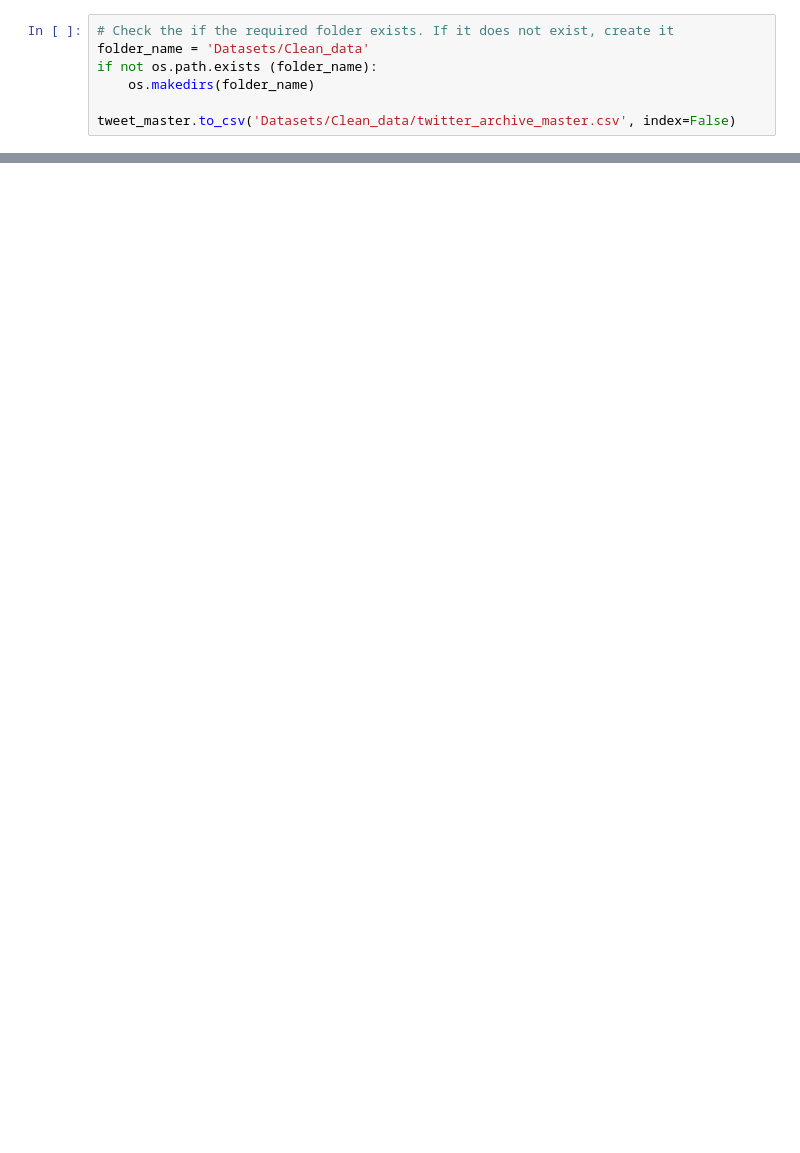
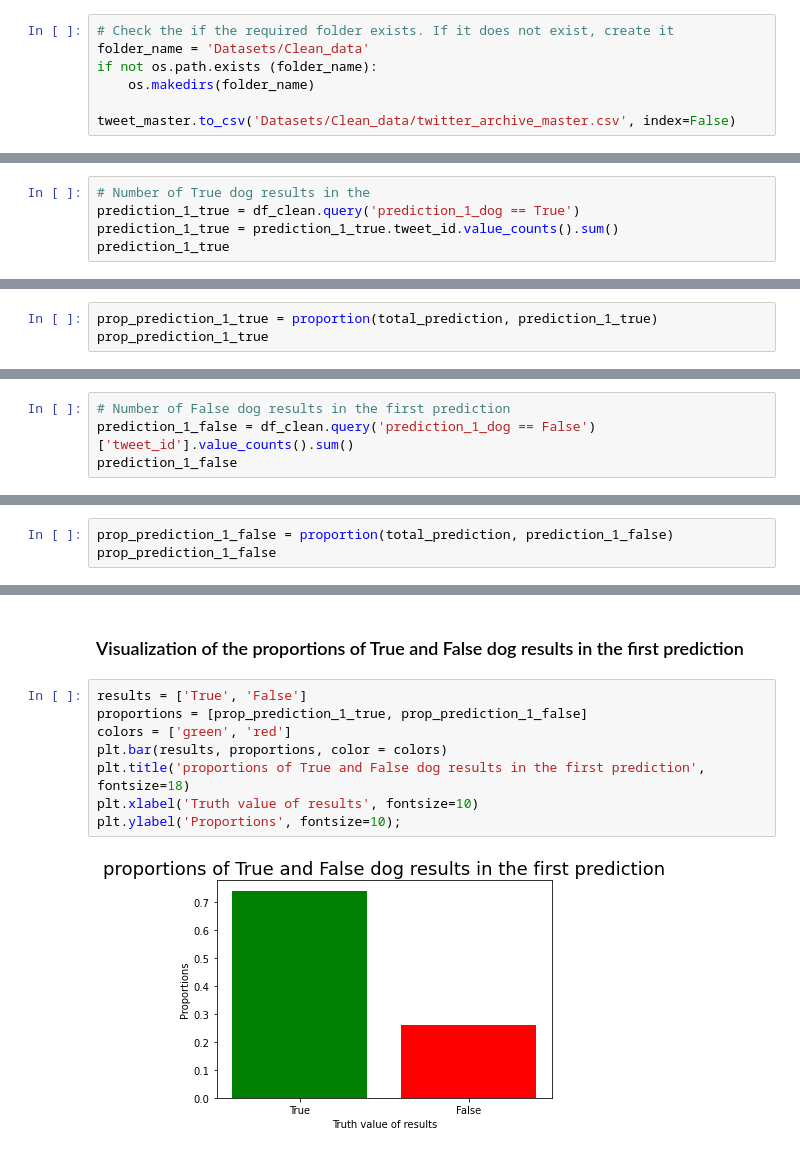
Before and after one commit to Kevson1/Twitter-archive, a Jupyter notebook: wrangle_act.ipynb, the cells around one changed output, grey strips where cells are left out. Drawn from its saved outputs; the diff is of its cells as text; blank space fills up the shorter version.

```diff
--- a/wrangle_act.ipynb
+++ b/wrangle_act.ipynb
@@ -772,0 +840,5 @@ tweet_master.to_csv('Datasets/Clean_data/twitter_archive_master.csv', index=Fals
+# %%
+# Number of True dog results in the
+prediction_1_true = df_clean.query('prediction_1_dog == True')
+prediction_1_true = prediction_1_true.tweet_id.value_counts().sum()
+prediction_1_true
@@ -772,0 +847,3 @@ tweet_master.to_csv('Datasets/Clean_data/twitter_archive_master.csv', index=Fals
+# %%
+prop_prediction_1_true = proportion(total_prediction, prediction_1_true)
+prop_prediction_1_true
@@ -772,0 +854,4 @@ tweet_master.to_csv('Datasets/Clean_data/twitter_archive_master.csv', index=Fals
+# %%
+# Number of False dog results in the first prediction
+prediction_1_false = df_clean.query('prediction_1_dog == False')['tweet_id'].value_counts().sum()
+prediction_1_false
@@ -772,0 +860,3 @@ tweet_master.to_csv('Datasets/Clean_data/twitter_archive_master.csv', index=Fals
+# %%
+prop_prediction_1_false = proportion(total_prediction, prediction_1_false)
+prop_prediction_1_false
@@ -772,0 +868,12 @@ tweet_master.to_csv('Datasets/Clean_data/twitter_archive_master.csv', index=Fals
+# %% [markdown]
+### Visualization of the proportions of True and False dog results in the first prediction
+# %%
+results = ['True', 'False']
+proportions = [prop_prediction_1_true, prop_prediction_1_false]
+colors = ['green', 'red']
+plt.bar(results, proportions, color = colors)
+plt.title('proportions of True and False dog results in the first prediction', fontsize=18)
+plt.xlabel('Truth value of results', fontsize=10)
+plt.ylabel('Proportions', fontsize=10);
+# %% [output]
+[figure, added]
```
Also changed, not shown: parts of 81 cells of this notebook.
